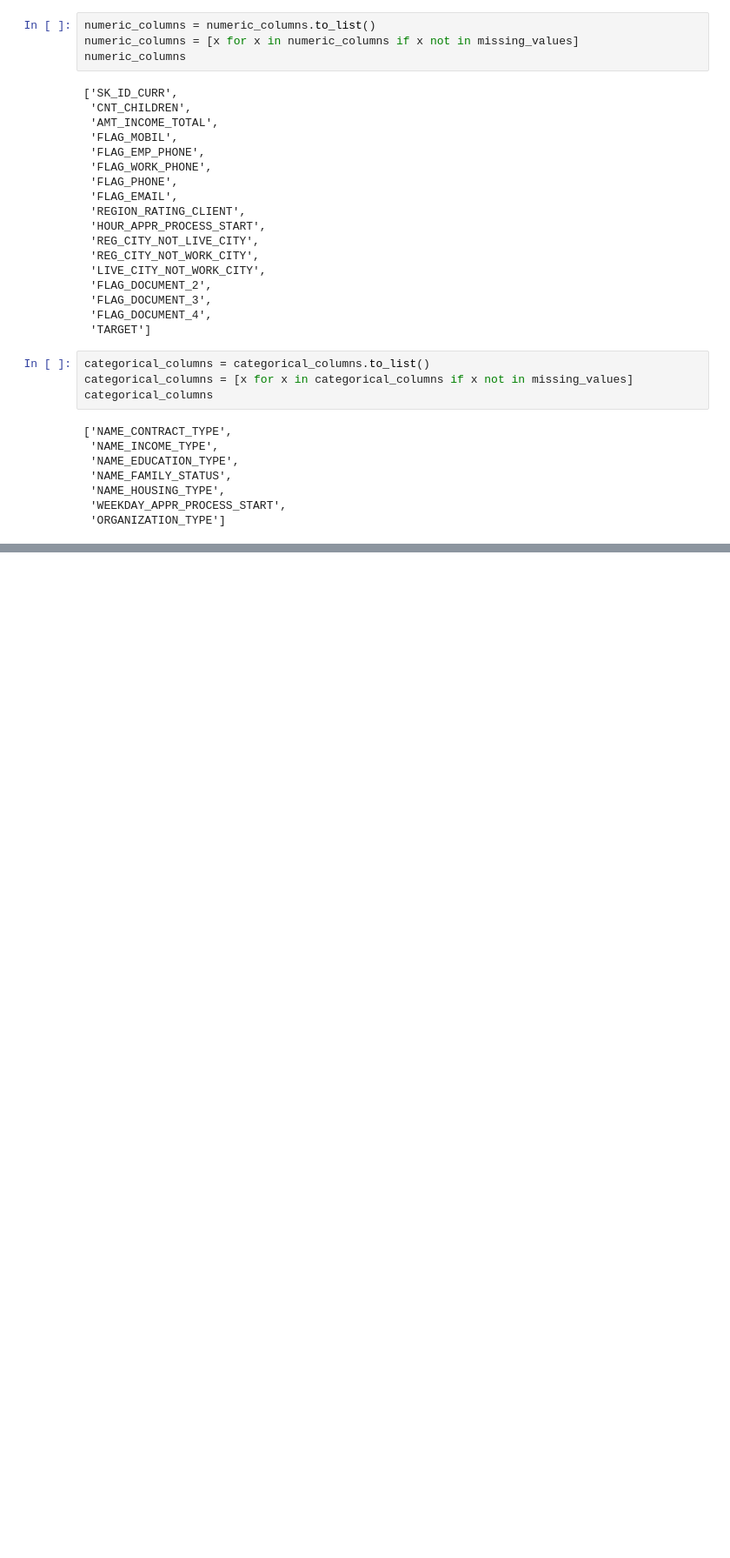
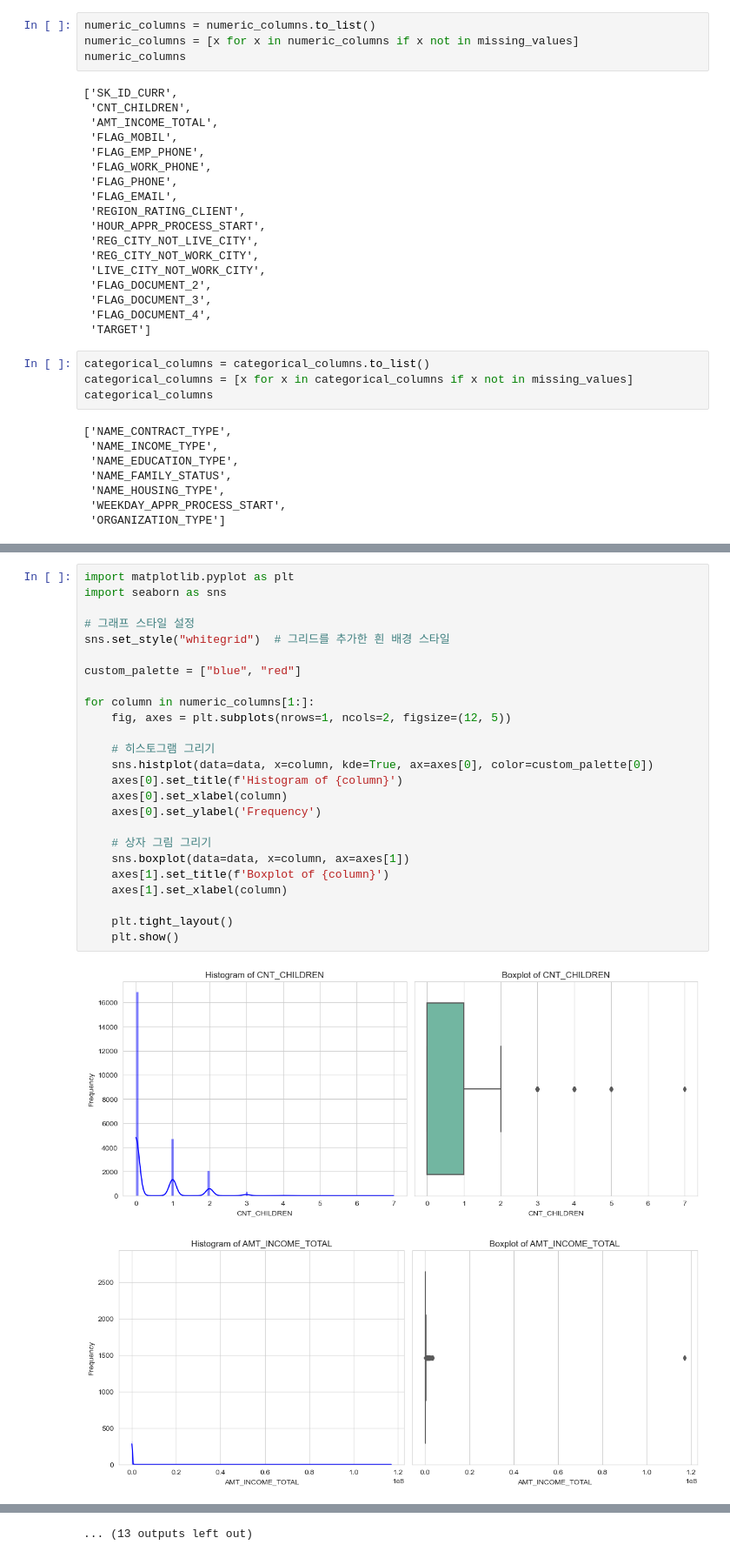
Before and after one commit to yellowlemontea/JB_DS2, a Jupyter notebook: Jun_working_file.ipynb, the cells around one changed output, grey strips where cells are left out. Shown at 87% size. Drawn from its saved outputs; the diff is of its cells as text; blank space fills up the shorter version.

```diff
--- a/Jun_working_file.ipynb
+++ b/Jun_working_file.ipynb
@@ -391,0 +753,28 @@ Name: CODE_GENDER, dtype: object
+# %%
+import matplotlib.pyplot as plt
+import seaborn as sns
+
+# 그래프 스타일 설정
+sns.set_style("whitegrid")  # 그리드를 추가한 흰 배경 스타일
+
+custom_palette = ["blue", "red"]
+
+for column in numeric_columns[1:]:
+    fig, axes = plt.subplots(nrows=1, ncols=2, figsize=(12, 5))
+
+    # 히스토그램 그리기
+    sns.histplot(data=data, x=column, kde=True, ax=axes[0], color=custom_palette[0])
+    axes[0].set_title(f'Histogram of {column}')
+    axes[0].set_xlabel(column)
+    axes[0].set_ylabel('Frequency')
+
+    # 상자 그림 그리기
+    sns.boxplot(data=data, x=column, ax=axes[1])
+    axes[1].set_title(f'Boxplot of {column}')
+    axes[1].set_xlabel(column)
+
+    plt.tight_layout()
+    plt.show()
+# %% [output]
+[figure, added]
+[figure, added]
@@ -391,0 +791 @@ Name: CODE_GENDER, dtype: object
+... (13 outputs left out)
```
Also changed, not shown: parts of 19 cells of this notebook.
